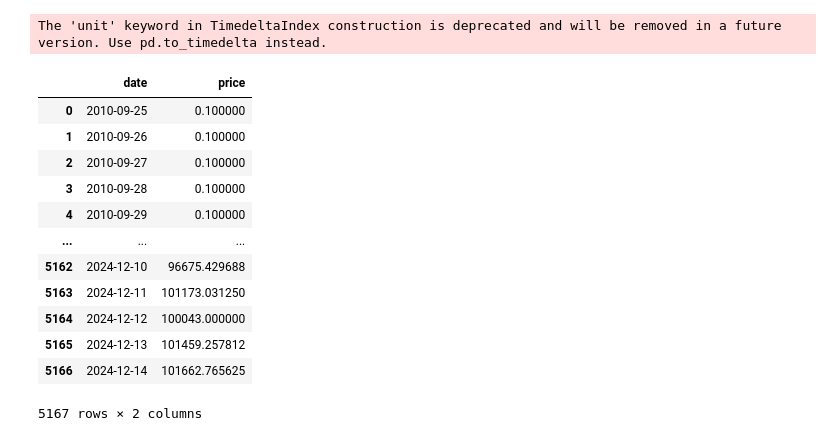
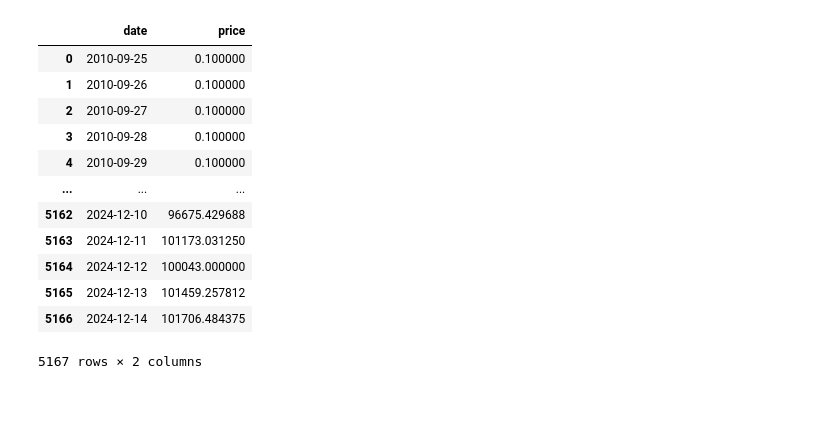
Before and after one commit to guevarch/BitcoinFinal, a Jupyter notebook: mstr.ipynb, the cells around one changed output. Drawn from its saved outputs; the diff is of its cells as text; code cells hidden in the pictures; blank space fills up the shorter version.

```diff
--- a/mstr.ipynb
+++ b/mstr.ipynb
@@ -1,5 +1,4 @@
 # %%
-
 # Import Required Modules
 from flask import Flask, render_template
 import pandas as pd
@@ -11,48 +10,43 @@ from plotly.subplots import make_subplots
 import plotly.graph_objects as go
 from datetime import date
 from datetime import datetime
 from datetime import timedelta, date
 from prophet import Prophet
 import pandas as pd
 import numpy as np
 import yfinance as yf
 import seaborn as sns
 import mpld3
 import matplotlib.pyplot as plt
 import warnings
 
 
-# Create Home Page Route
-app = Flask(__name__)
-
-
 df = pd.read_csv("Resources/btcjoin.csv", parse_dates=['date'])
 btc_df = yf.Ticker('BTC-USD').history(period='7y',interval='1d',actions=False).reset_index()
 btc_df = btc_df.loc[(btc_df['Date'] > '2022-10-25')]
 btc_df['Close']=btc_df['Close'].astype("float")
 df['price']=df['price'].str.replace(',','')
 df['price']=df['price'].astype("float")
 btc_df = btc_df.rename(columns={"Close": "price", "Date":"date"})
 btc_df['date'] = btc_df['date'].apply(lambda x: x.strftime('%Y-%m-%d'))
 btc_df['date'] = pd.to_datetime(btc_df['date'])
 
 df = pd.merge(df, btc_df, on=['date', 'price'], how='outer')
 df = pd.merge(df, btc_df, on=['date', 'price'], how='outer')
 df = df.rename(columns={"value": "wallets"})
 df = df.drop(columns=['volume','change', 'low', 'high', 'open','Unnamed: 0', "wallets", "address", "mined","Open_x","High_x","Low_x","Volume_x","Open_y","High_y","Low_y","Volume_y"])
 df
 # %% [output]
+|  | date | price |
+| 0 | 2010-09-25 | 0.100000 |
+| 1 | 2010-09-26 | 0.100000 |
+| 2 | 2010-09-27 | 0.100000 |
+| 3 | 2010-09-28 | 0.100000 |
+| 4 | 2010-09-29 | 0.100000 |
+| ... | ... | ... |
+| 5162 | 2024-12-10 | 96675.429688 |
+| 5163 | 2024-12-11 | 101173.031250 |
+| 5164 | 2024-12-12 | 100043.000000 |
+| 5165 | 2024-12-13 | 101459.257812 |
+| 5166 | 2024-12-14 | 101706.484375 |
-The 'unit' keyword in TimedeltaIndex construction is deprecated and will be removed in a future version. Use pd.to_timedelta instead.
+5167 rows × 2 columns
-|  | date | price |
-| 0 | 2010-09-25 | 0.100000 |
-| 1 | 2010-09-26 | 0.100000 |
-| 2 | 2010-09-27 | 0.100000 |
-| 3 | 2010-09-28 | 0.100000 |
-| 4 | 2010-09-29 | 0.100000 |
-| ... | ... | ... |
-| 5162 | 2024-12-10 | 96675.429688 |
-| 5163 | 2024-12-11 | 101173.031250 |
-| 5164 | 2024-12-12 | 100043.000000 |
-| 5165 | 2024-12-13 | 101459.257812 |
-| 5166 | 2024-12-14 | 101662.765625 |
-5167 rows × 2 columns
```
Also changed, not shown: parts of 6 cells of this notebook, 3 other files.
